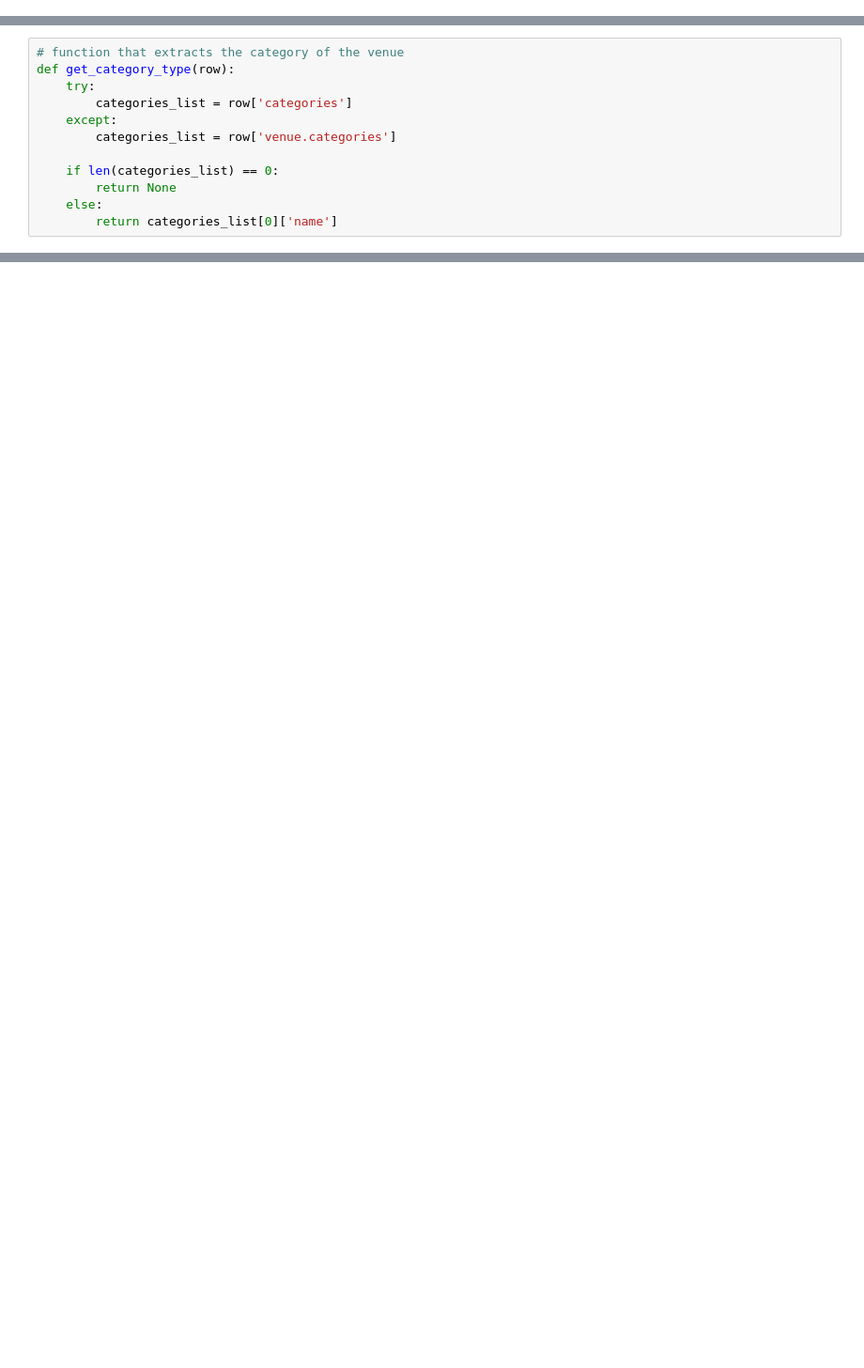
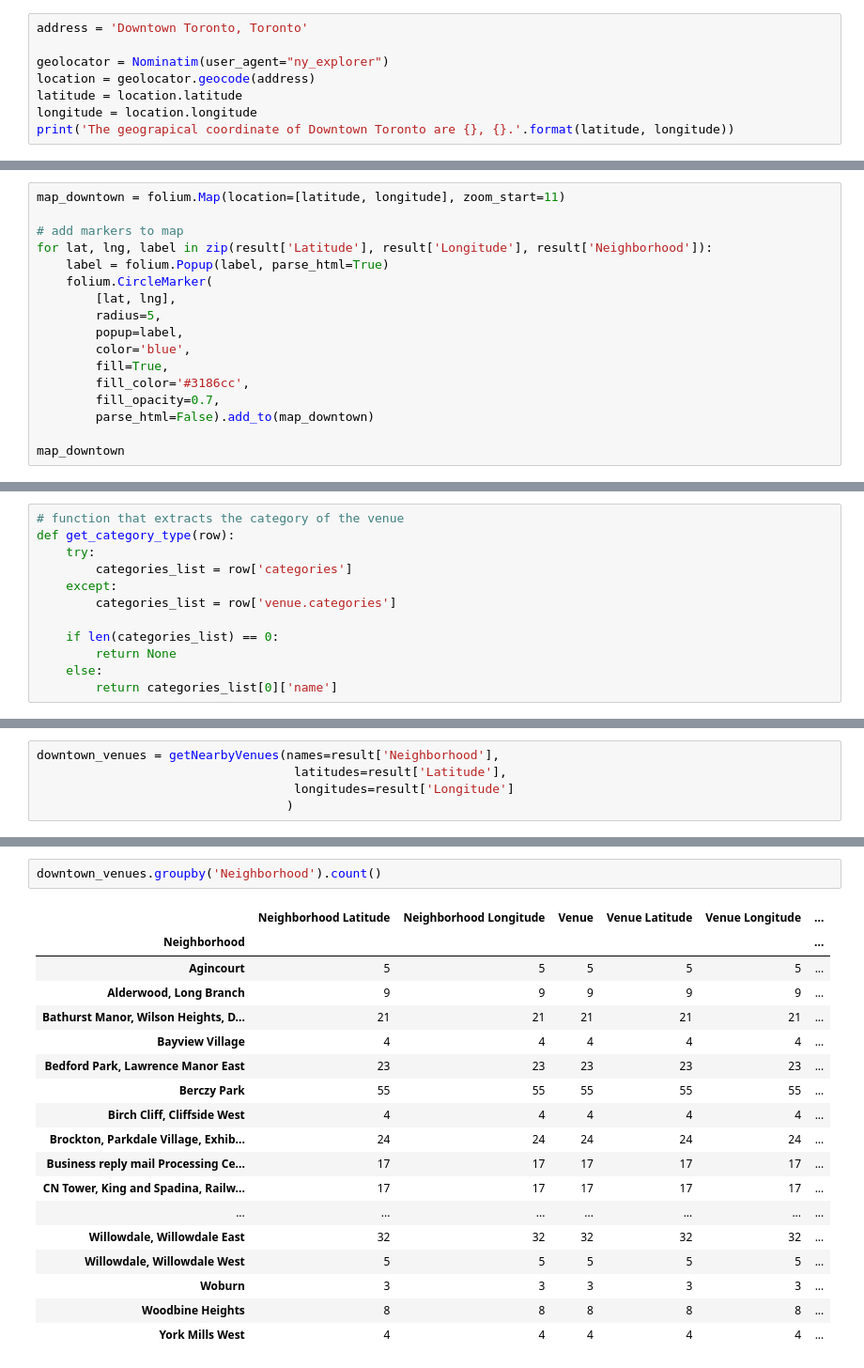
Before and after one commit to alinaren/coursera-capstone, a Jupyter notebook: Segmenting and Clustering Assignment part 3.ipynb, the cells around one changed output, grey strips where cells are left out. Shown at 94% size. Cells and saved outputs as stored; diff of their text form; blank space fills up the shorter version.

```diff
--- a/Segmenting and Clustering Assignment part 3.ipynb
+++ b/Segmenting and Clustering Assignment part 3.ipynb
@@ -213,0 +235,8 @@ map_toronto
+# %%
+address = 'Downtown Toronto, Toronto'
+
+geolocator = Nominatim(user_agent="ny_explorer")
+location = geolocator.geocode(address)
+latitude = location.latitude
+longitude = location.longitude
+print('The geograpical coordinate of Downtown Toronto are {}, {}.'.format(latitude, longitude))
@@ -213,0 +245,17 @@ map_toronto
+# %%
+map_downtown = folium.Map(location=[latitude, longitude], zoom_start=11)
+
+# add markers to map
+for lat, lng, label in zip(result['Latitude'], result['Longitude'], result['Neighborhood']):
+    label = folium.Popup(label, parse_html=True)
+    folium.CircleMarker(
+        [lat, lng],
+        radius=5,
+        popup=label,
+        color='blue',
+        fill=True,
+        fill_color='#3186cc',
+        fill_opacity=0.7,
+        parse_html=False).add_to(map_downtown)
+
+map_downtown
@@ -304,0 +398,5 @@ print('{} venues were returned by Foursquare.'.format(nearby_venues.shape[0]))
+# %%
+downtown_venues = getNearbyVenues(names=result['Neighborhood'],
+                                   latitudes=result['Latitude'],
+                                   longitudes=result['Longitude']
+                                  )
@@ -304,0 +432,21 @@ print('{} venues were returned by Foursquare.'.format(nearby_venues.shape[0]))
+# %%
+downtown_venues.groupby('Neighborhood').count()
+# %% [output]
+|  | Neighborhood Latitude | Neighborhood Longitude | Venue | Venue Latitude | Venue Longitude | ... |
+| Neighborhood |  |  |  |  |  | ... |
+| Agincourt | 5 | 5 | 5 | 5 | 5 | ... |
+| Alderwood, Long Branch | 9 | 9 | 9 | 9 | 9 | ... |
+| Bathurst Manor, Wilson Heights, D... | 21 | 21 | 21 | 21 | 21 | ... |
+| Bayview Village | 4 | 4 | 4 | 4 | 4 | ... |
+| Bedford Park, Lawrence Manor East | 23 | 23 | 23 | 23 | 23 | ... |
+| Berczy Park | 55 | 55 | 55 | 55 | 55 | ... |
+| Birch Cliff, Cliffside West | 4 | 4 | 4 | 4 | 4 | ... |
+| Brockton, Parkdale Village, Exhib... | 24 | 24 | 24 | 24 | 24 | ... |
+| Business reply mail Processing Ce... | 17 | 17 | 17 | 17 | 17 | ... |
+| CN Tower, King and Spadina, Railw... | 17 | 17 | 17 | 17 | 17 | ... |
+| ... | ... | ... | ... | ... | ... | ... |
+| Willowdale, Willowdale East | 32 | 32 | 32 | 32 | 32 | ... |
+| Willowdale, Willowdale West | 5 | 5 | 5 | 5 | 5 | ... |
+| Woburn | 3 | 3 | 3 | 3 | 3 | ... |
+| Woodbine Heights | 8 | 8 | 8 | 8 | 8 | ... |
+| York Mills West | 4 | 4 | 4 | 4 | 4 | ... |
```
Also changed, not shown: parts of 28 cells of this notebook.
